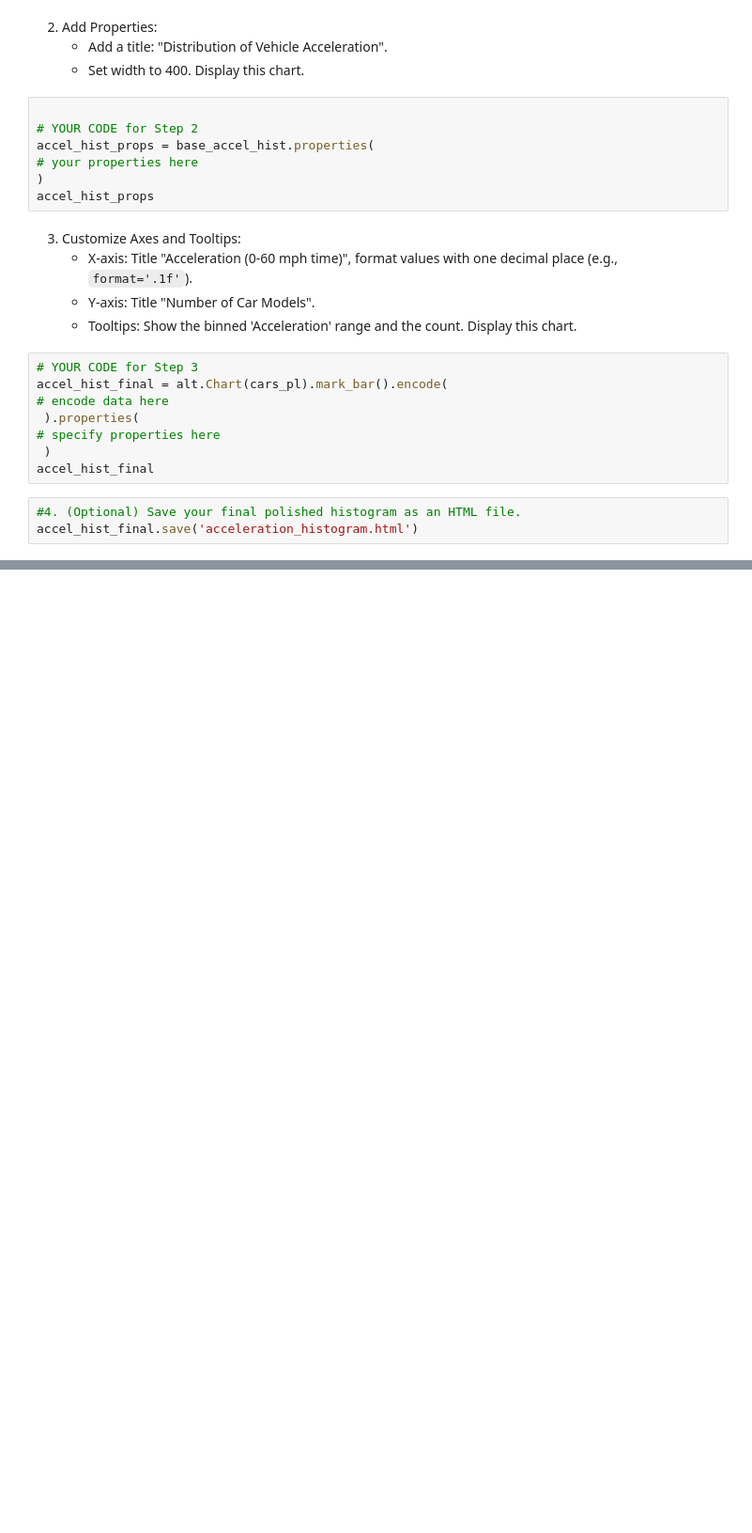
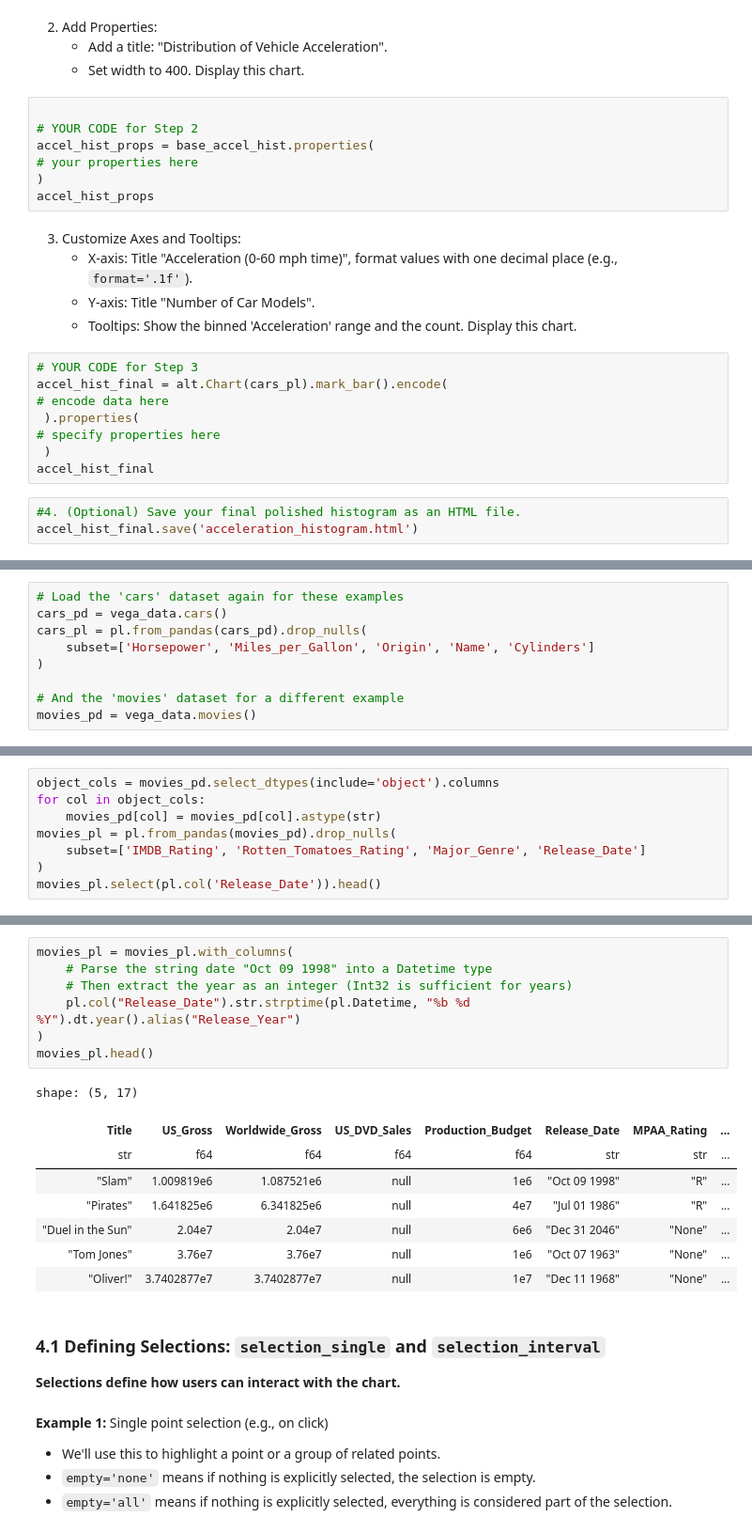
Before and after one commit to dataprogpy/code-samples, a Jupyter notebook: starter_files/04_introduction_to_altair.ipynb, the cells around one changed output, grey strips where cells are left out. Shown at 94% size. Saved outputs shown, nothing was run; the diff lists cells and outputs as text; blank space fills up the shorter version.

Commit message:
Add Altair interactivity content

```diff
--- a/starter_files/04_introduction_to_altair.ipynb
+++ b/starter_files/04_introduction_to_altair.ipynb
@@ -740,0 +745,9 @@ accel_hist_final.save('acceleration_histogram.html')
+# %%
+# Load the 'cars' dataset again for these examples
+cars_pd = vega_data.cars()
+cars_pl = pl.from_pandas(cars_pd).drop_nulls(
+    subset=['Horsepower', 'Miles_per_Gallon', 'Origin', 'Name', 'Cylinders']
+)
+
+# And the 'movies' dataset for a different example
+movies_pd = vega_data.movies()
@@ -740,0 +774,8 @@ accel_hist_final.save('acceleration_histogram.html')
+# %%
+object_cols = movies_pd.select_dtypes(include='object').columns
+for col in object_cols:
+    movies_pd[col] = movies_pd[col].astype(str)
+movies_pl = pl.from_pandas(movies_pd).drop_nulls(
+    subset=['IMDB_Rating', 'Rotten_Tomatoes_Rating', 'Major_Genre', 'Release_Date']
+)
+movies_pl.select(pl.col('Release_Date')).head()
@@ -740,0 +791,27 @@ accel_hist_final.save('acceleration_histogram.html')
+# %%
+movies_pl = movies_pl.with_columns(
+    # Parse the string date "Oct 09 1998" into a Datetime type
+    # Then extract the year as an integer (Int32 is sufficient for years)
+    pl.col("Release_Date").str.strptime(pl.Datetime, "%b %d %Y").dt.year().alias("Release_Year")
+)
+movies_pl.head()
+# %% [output]
+shape: (5, 17)
+| Title | US_Gross | Worldwide_Gross | US_DVD_Sales | Production_Budget | Release_Date | MPAA_Rating | ... |
+| str | f64 | f64 | f64 | f64 | str | str | ... |
+| "Slam" | 1.009819e6 | 1.087521e6 | null | 1e6 | "Oct 09 1998" | "R" | ... |
+| "Pirates" | 1.641825e6 | 6.341825e6 | null | 4e7 | "Jul 01 1986" | "R" | ... |
+| "Duel in the Sun" | 2.04e7 | 2.04e7 | null | 6e6 | "Dec 31 2046" | "None" | ... |
+| "Tom Jones" | 3.76e7 | 3.76e7 | null | 1e6 | "Oct 07 1963" | "None" | ... |
+| "Oliver!" | 3.7402877e7 | 3.7402877e7 | null | 1e7 | "Dec 11 1968" | "None" | ... |
+# %% [markdown]
+### 4.1 Defining Selections: `selection_single` and `selection_interval`
+
+**Selections define how users can interact with the chart.**
+# %% [markdown]
+
+
+**Example 1:** Single point selection (e.g., on click)
+  - We'll use this to highlight a point or a group of related points.
+  - `empty='none'` means if nothing is explicitly selected, the selection is empty.
+  - `empty='all'` means if nothing is explicitly selected, everything is considered part of the selection.
```
Also changed, not shown: parts of 27 cells of this notebook.
